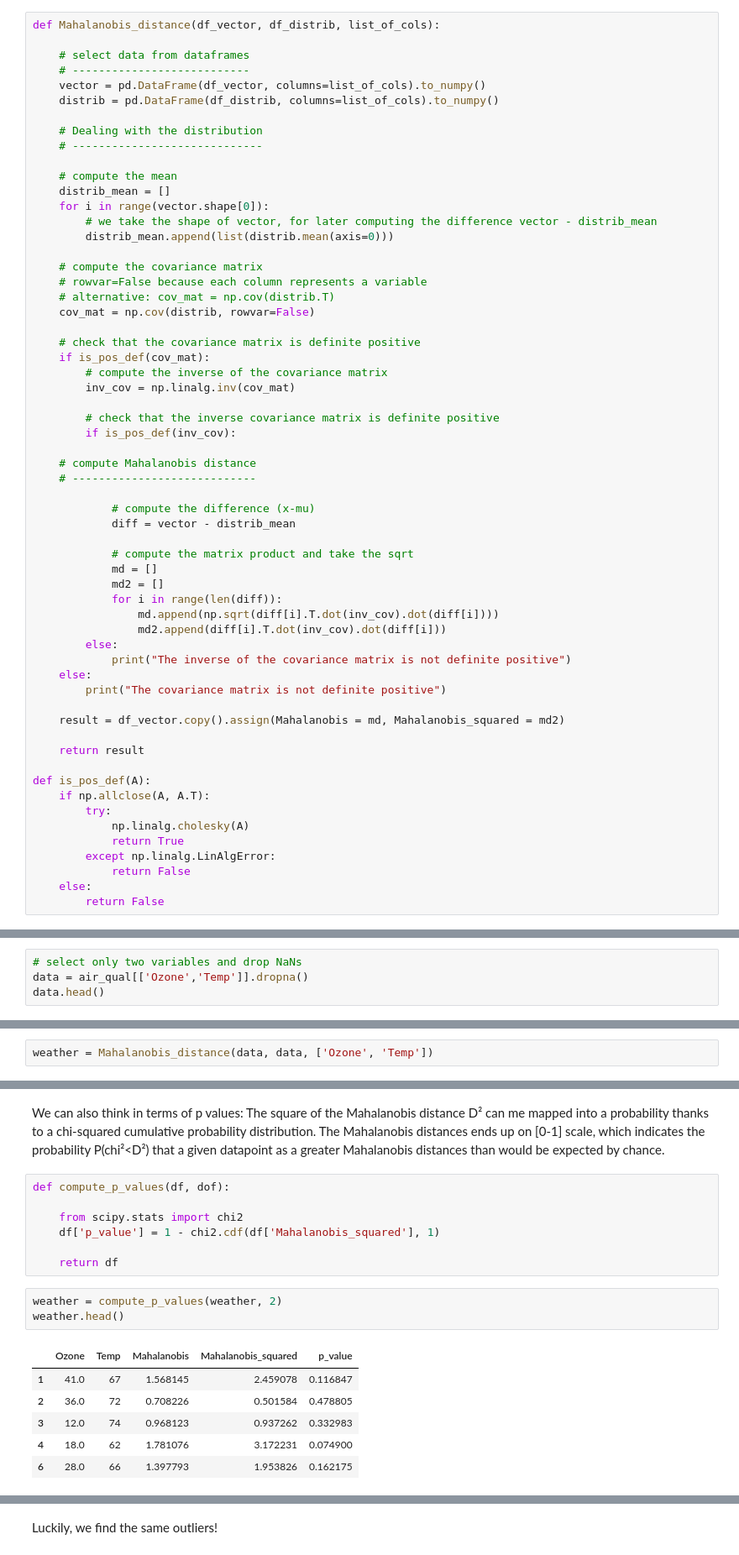
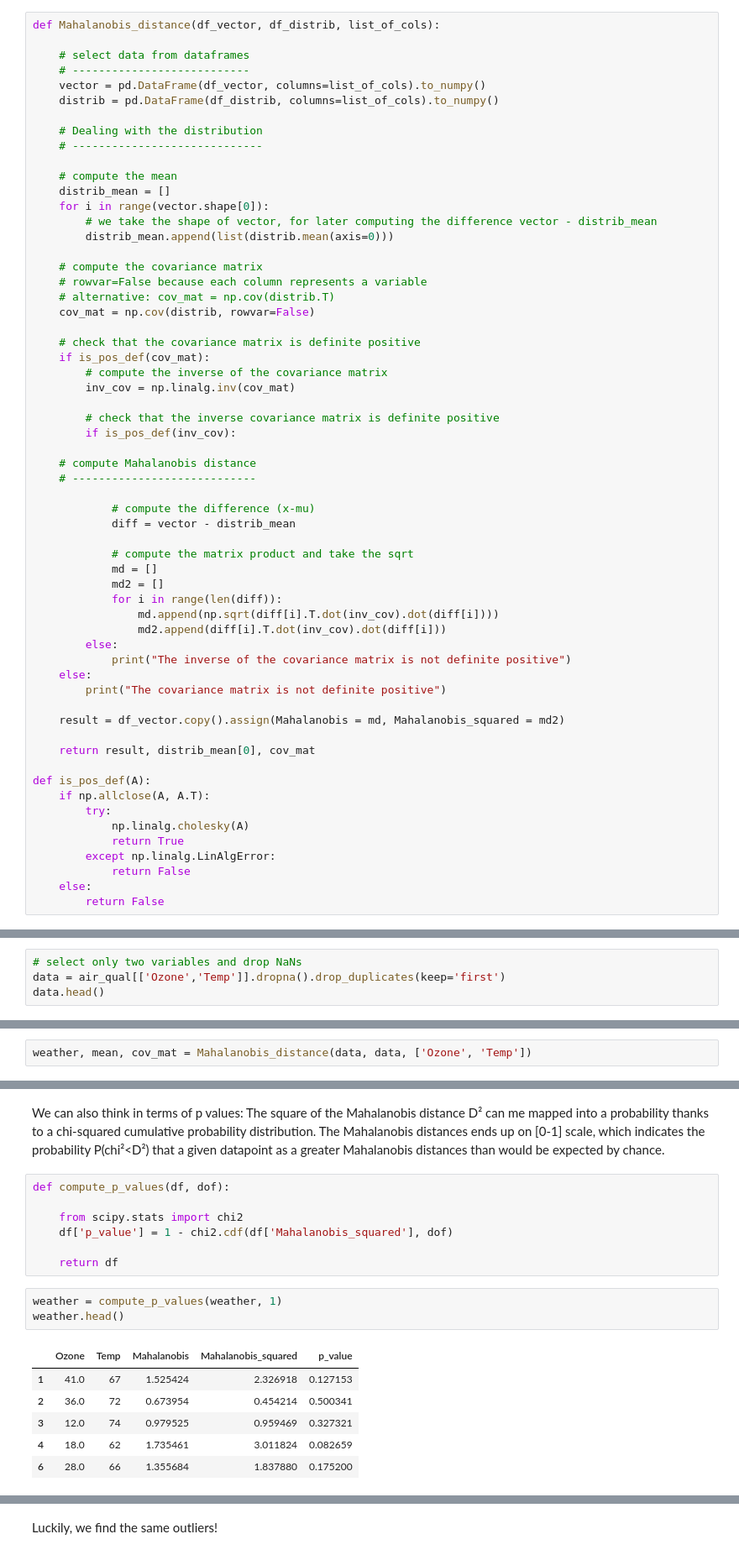
Before and after one commit to bertlem/find_members, a Jupyter notebook: 01-Mahalanobis_example.ipynb, the cells around one changed output, grey strips where cells are left out. Shown: that part at 84% size. Drawn from its saved outputs; the diff is of its cells as text.

```diff
--- a/01-Mahalanobis_example.ipynb
+++ b/01-Mahalanobis_example.ipynb
@@ -109,7 +109,7 @@ def Mahalanobis_distance(df_vector, df_distrib, list_of_cols):
 
     result = df_vector.copy().assign(Mahalanobis = md, Mahalanobis_squared = md2)
 
-    return result
+    return result, distrib_mean[0], cov_mat
 
 def is_pos_def(A):
     if np.allclose(A, A.T):
@@ -168,7 +168,7 @@ air_qual.describe()
 | max | 168.000000 | 334.000000 | 20.700000 | 97.000000 | 9.000000 | 31.000000 |
 # %%
 # select only two variables and drop NaNs
-data = air_qual[['Ozone','Temp']].dropna()
+data = air_qual[['Ozone','Temp']].dropna().drop_duplicates(keep='first')
 data.head()
 # %% [output]
 |  | Ozone | Temp |
@@ -206,2 +207,2 @@ NY_ozone_plot(data, meanx, meany, None, None)
 # %%
-weather = Mahalanobis_distance(data, data, ['Ozone', 'Temp'])
+weather, mean, cov_mat = Mahalanobis_distance(data, data, ['Ozone', 'Temp'])
@@ -252,19 +243,19 @@ The square of the Mahalanobis distance D² can me mapped into a probability than
 def compute_p_values(df, dof):
 
     from scipy.stats import chi2
-    df['p_value'] = 1 - chi2.cdf(df['Mahalanobis_squared'], 1)
+    df['p_value'] = 1 - chi2.cdf(df['Mahalanobis_squared'], dof)
 
     return df
 # %%
-weather = compute_p_values(weather, 2)
+weather = compute_p_values(weather, 1)
 weather.head()
 # %% [output]
 |  | Ozone | Temp | Mahalanobis | Mahalanobis_squared | p_value |
-| 1 | 41.0 | 67 | 1.568145 | 2.459078 | 0.116847 |
-| 2 | 36.0 | 72 | 0.708226 | 0.501584 | 0.478805 |
-| 3 | 12.0 | 74 | 0.968123 | 0.937262 | 0.332983 |
-| 4 | 18.0 | 62 | 1.781076 | 3.172231 | 0.074900 |
-| 6 | 28.0 | 66 | 1.397793 | 1.953826 | 0.162175 |
+| 1 | 41.0 | 67 | 1.525424 | 2.326918 | 0.127153 |
+| 2 | 36.0 | 72 | 0.673954 | 0.454214 | 0.500341 |
+| 3 | 12.0 | 74 | 0.979525 | 0.959469 | 0.327321 |
+| 4 | 18.0 | 62 | 1.735461 | 3.011824 | 0.082659 |
+| 6 | 28.0 | 66 | 1.355684 | 1.837880 | 0.175200 |
 # %%
 out2 = weather.loc[weather.p_value<0.01]
 out2
```
Also changed, not shown: parts of 28 cells of this notebook.
